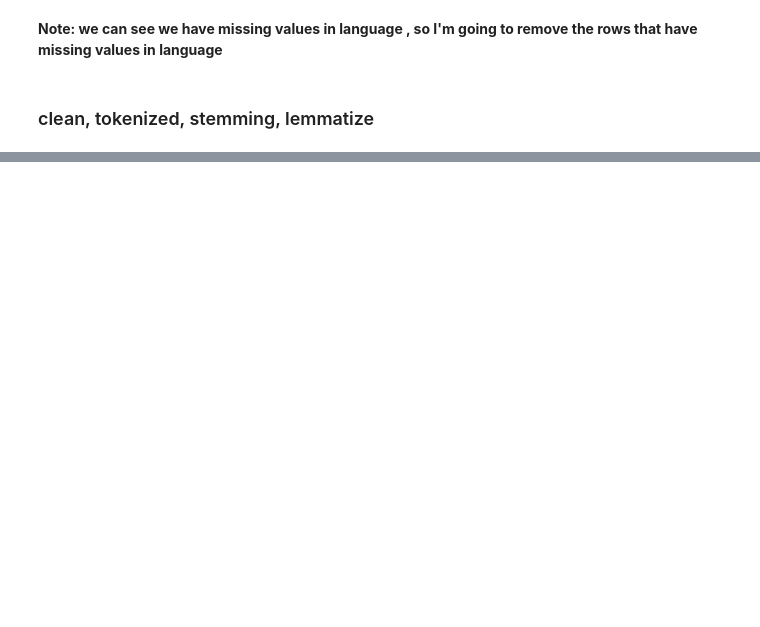
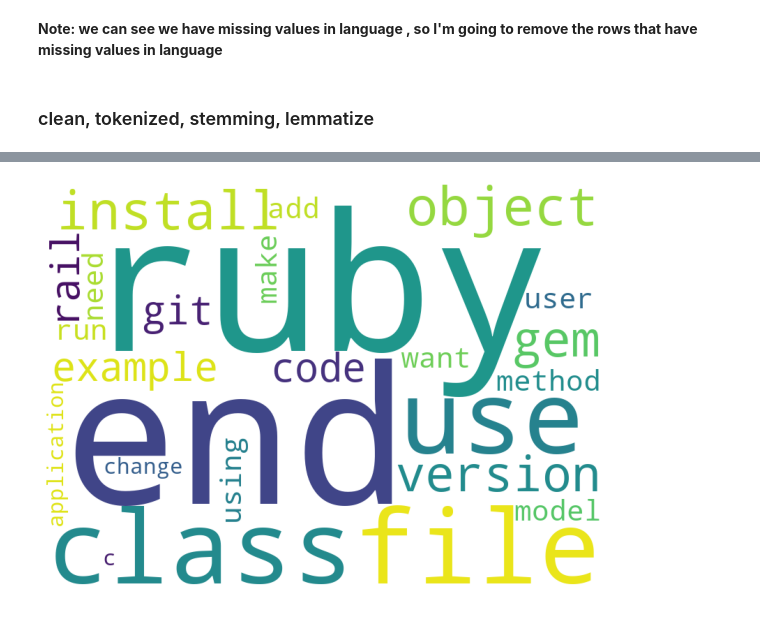
Before and after one commit to mariam-and-cindy/predicting-programming-languages, a Jupyter notebook: initial_notebook_cindy.ipynb, the cells around one changed output, grey strips where cells are left out. Cells and saved outputs as stored; diff of their text form; code cells hidden in the pictures; blank space fills up the shorter version.

```diff
--- a/initial_notebook_cindy.ipynb
+++ b/initial_notebook_cindy.ipynb
@@ -131,0 +385,8 @@ df
+# %%
+def wordcloud_top(df,column, n_top=30):
+    top_all =df.sort_values(column, ascending=False)[[column]].head(n_top)
+    word_cloud(' '.join(top_all.index))
+# %%
+wordcloud_top(word_counts, 'all_words')
+# %% [output]
+[figure, added]
```
Also changed, not shown: parts of 80 cells of this notebook.
